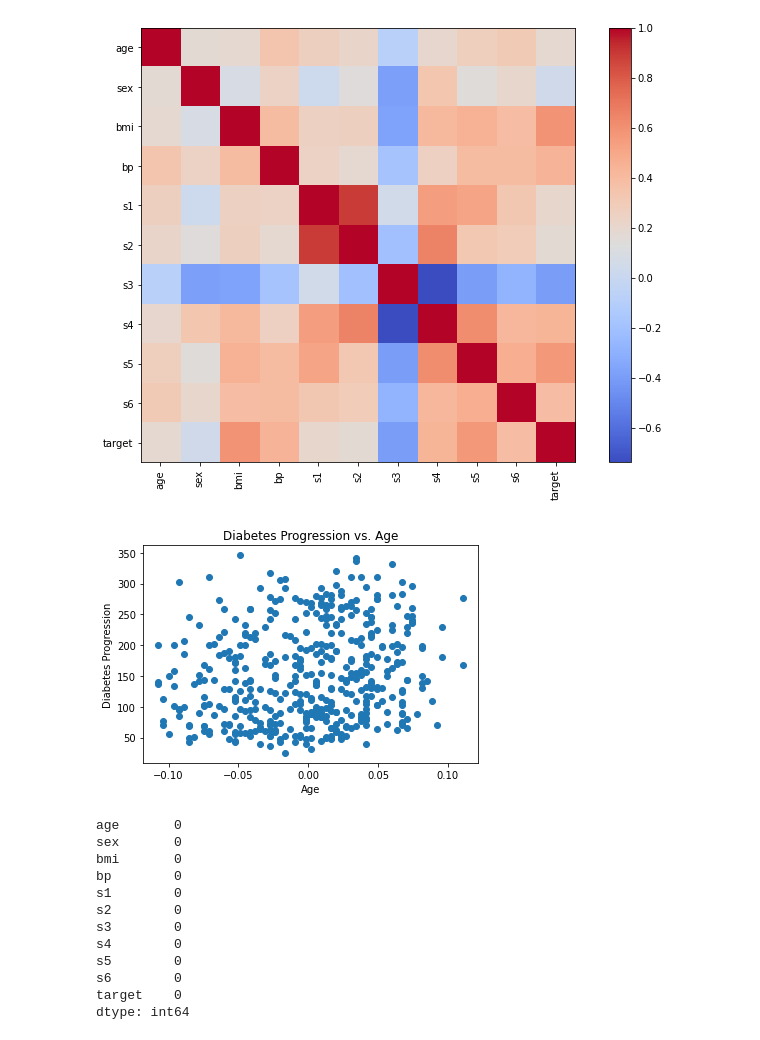
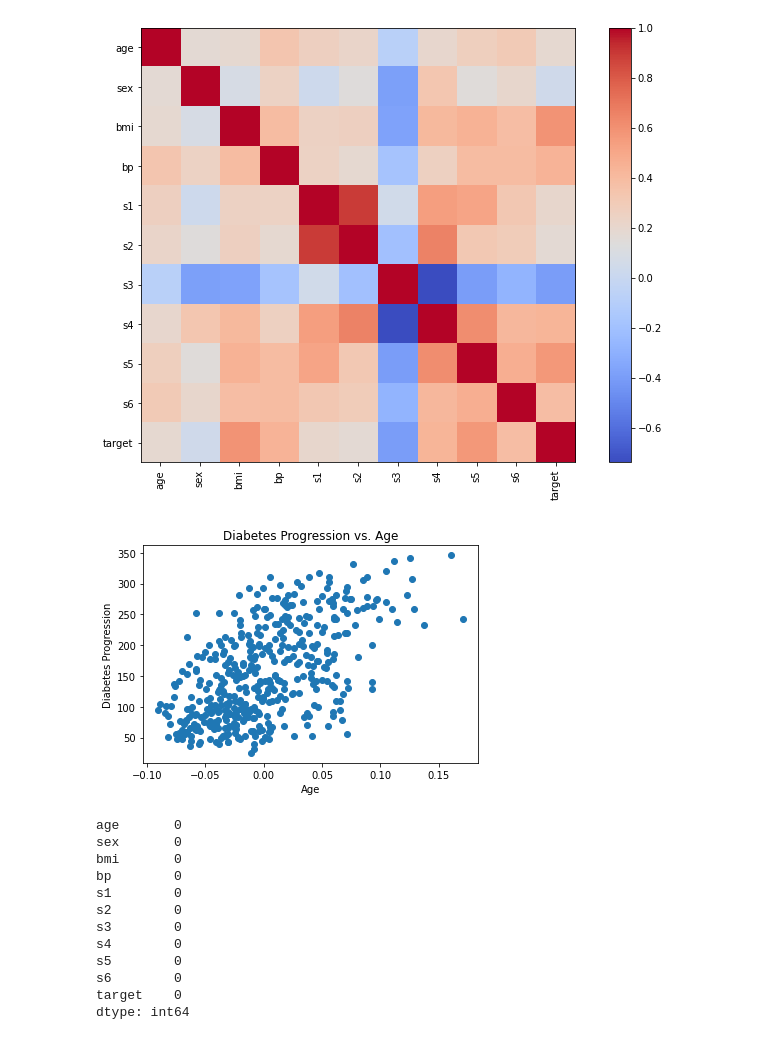
Before and after one commit to dhruvRj18/CSCN8010-lab-submissions, a Jupyter notebook: students_submissions/8681628/lab3.ipynb, the cells around one changed output. Saved outputs shown, nothing was run; the diff lists cells and outputs as text; code cells hidden in the pictures.

Commit message:
fix: changed scatterplot for bmi

```diff
--- a/students_submissions/8681628/lab3.ipynb
+++ b/students_submissions/8681628/lab3.ipynb
@@ -51,13 +51,13 @@ plt.show()
 # %% [output]
 [figure]
 # %%
-plt.scatter(data['age'], data['target'])
+plt.scatter(data['bmi'], data['target'])
 plt.xlabel('Age')
 plt.ylabel('Diabetes Progression')
 plt.title('Diabetes Progression vs. Age')
 plt.show()
 # %% [output]
-[figure, old version]
+[figure, new version]
 # %%
 data.isnull().sum()
 # %% [output]
```
Also changed, not shown: parts of 8 cells of this notebook.
